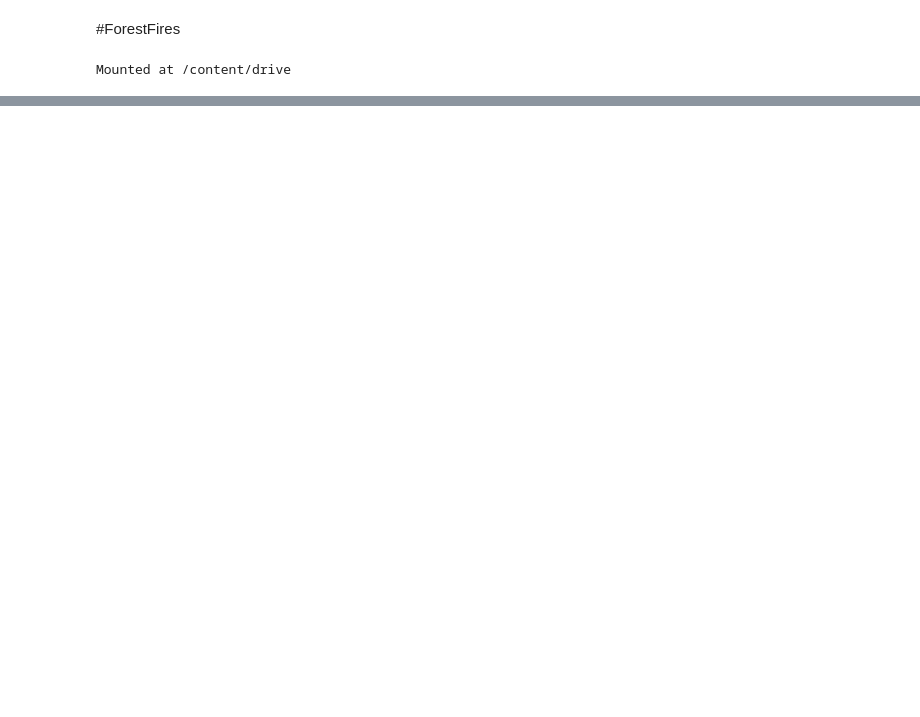
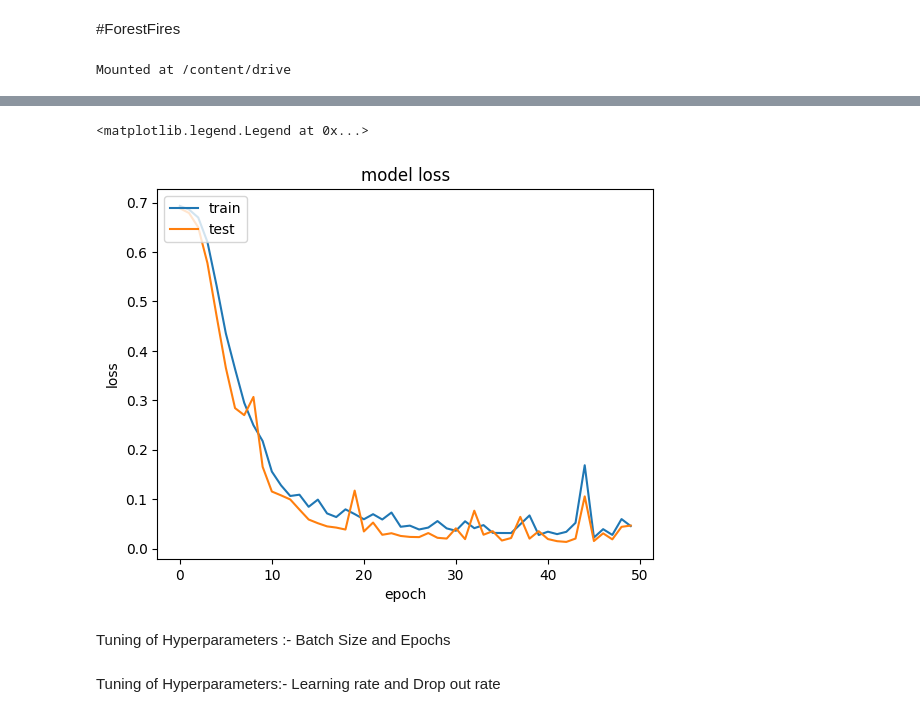
Before and after one commit to SuryaBhaskar33/EXCELR_Data_Science, a Jupyter notebook: NeuralNetworks.ipynb, the cells around one changed output, grey strips where cells are left out. Saved outputs shown, nothing was run; the diff lists cells and outputs as text; code cells hidden in the pictures; blank space fills up the shorter version.

```diff
--- a/NeuralNetworks.ipynb
+++ b/NeuralNetworks.ipynb
@@ -240,0 +64,3 @@ plt.scatter(y_test,pred)
+# %%
+df = forestfire_data.copy() #Removing the dummies at this time
+df.drop(df.columns[11:30],axis=1,inplace = True)
@@ -240,0 +283,13 @@ plt.scatter(y_test,pred)
+# %%
+# summarize history for loss
+plt.plot(hist.history['loss'])
+plt.plot(hist.history['val_loss'])
+plt.title('model loss')
+plt.ylabel('loss')
+plt.xlabel('epoch')
+plt.legend(['train', 'test'], loc='upper left')
+# %% [output]
+<matplotlib.legend.Legend at 0x...>
+[figure, added]
+# %% [markdown]
+Tuning of Hyperparameters :- Batch Size and Epochs
@@ -240,0 +304,2 @@ plt.scatter(y_test,pred)
+# %% [markdown]
+Tuning of Hyperparameters:- Learning rate and Drop out rate
```
Also changed, not shown: parts of 98 cells of this notebook.
